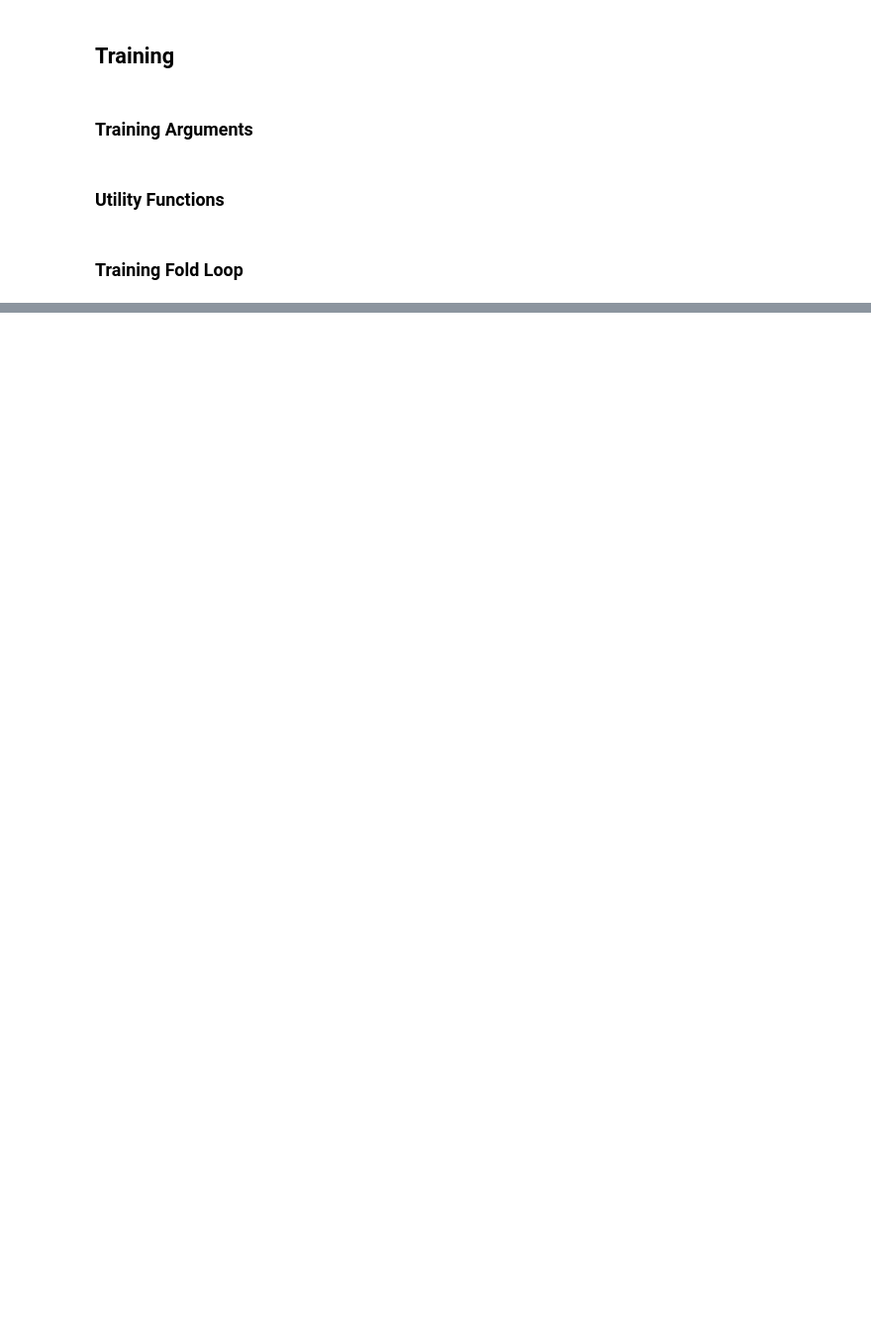
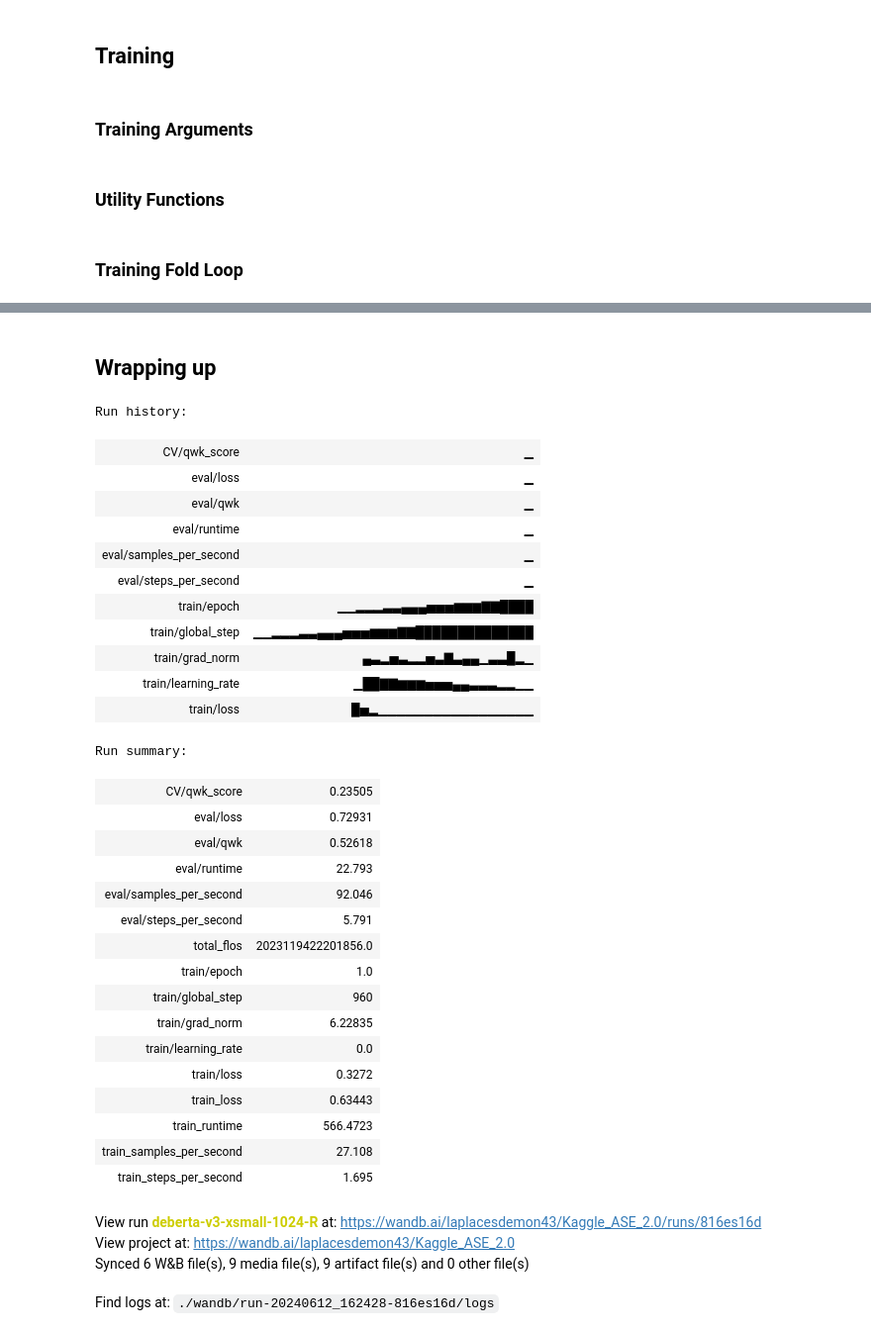
Before and after one commit to Shakleen/Kaggle-Automated-Essay-Scoring, a Jupyter notebook: notebooks/neural_network.ipynb, the cells around one changed output, grey strips where cells are left out. Shown at 99% size. Cells and saved outputs as stored; diff of their text form; code cells hidden in the pictures; blank space fills up the shorter version.

```diff
--- a/notebooks/neural_network.ipynb
+++ b/notebooks/neural_network.ipynb
@@ -480,0 +762,38 @@ You should probably TRAIN this model on a down-stream task to be able to use it
+# %% [markdown]
+## Wrapping up
+# %%
+wandb.finish()
+# %% [output]
+Run history:
+| CV/qwk_score | ▁ |
+| eval/loss | ▁ |
+| eval/qwk | ▁ |
+| eval/runtime | ▁ |
+| eval/samples_per_second | ▁ |
+| eval/steps_per_second | ▁ |
+| train/epoch | ▁▁▂▂▂▃▃▄▄▄▅▅▅▆▆▆▇▇████ |
+| train/global_step | ▁▁▂▂▂▃▃▄▄▄▅▅▅▆▆▆▇▇██████████████ |
+| train/grad_norm | ▄▃▂▅▃▂▂▅▃▇▃▄▄▁▃▃█▂▁ |
+| train/learning_rate | ▁██▇▇▆▆▆▅▅▅▄▄▃▃▃▂▂▁▁ |
+| train/loss | █▅▂▁▁▁▁▁▁▁▁▁▁▁▁▁▁▁▁▁ |
+Run summary:
+| CV/qwk_score | 0.23505 |
+| eval/loss | 0.72931 |
+| eval/qwk | 0.52618 |
+| eval/runtime | 22.793 |
+| eval/samples_per_second | 92.046 |
+| eval/steps_per_second | 5.791 |
+| total_flos | 2023119422201856.0 |
+| train/epoch | 1.0 |
+| train/global_step | 960 |
+| train/grad_norm | 6.22835 |
+| train/learning_rate | 0.0 |
+| train/loss | 0.3272 |
+| train_loss | 0.63443 |
+| train_runtime | 566.4723 |
+| train_samples_per_second | 27.108 |
+| train_steps_per_second | 1.695 |
+View run deberta-v3-xsmall-1024-R at: https://wandb.ai/laplacesdemon43/Kaggle_ASE_2.0/runs/816es16d
+View project at: https://wandb.ai/laplacesdemon43/Kaggle_ASE_2.0
+Synced 6 W&B file(s), 9 media file(s), 9 artifact file(s) and 0 other file(s)
+Find logs at: ./wandb/run-20240612_162428-816es16d/logs
```
Also changed, not shown: parts of 40 cells of this notebook.
